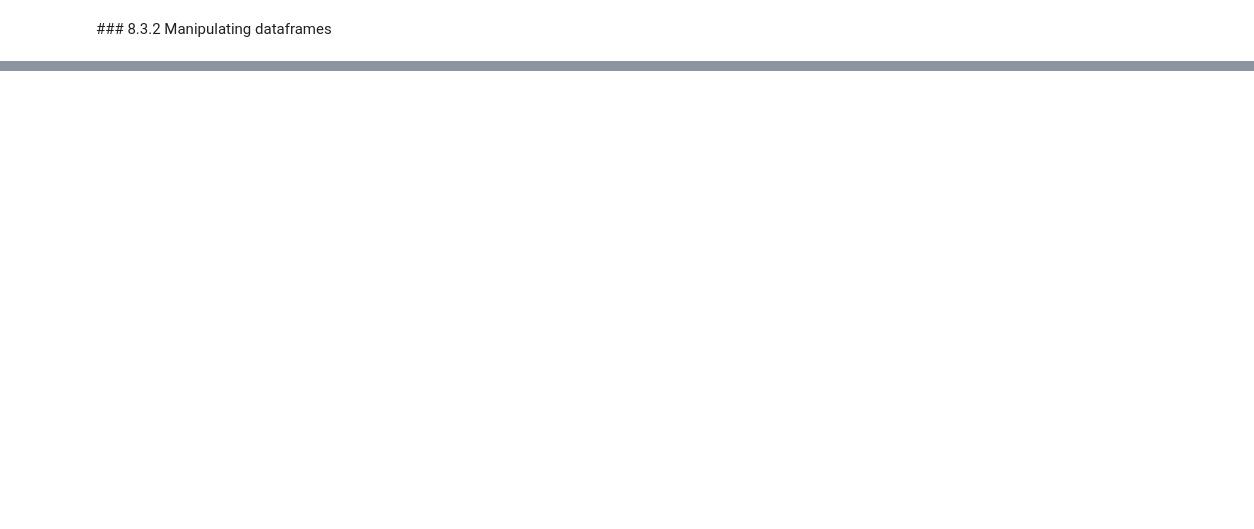
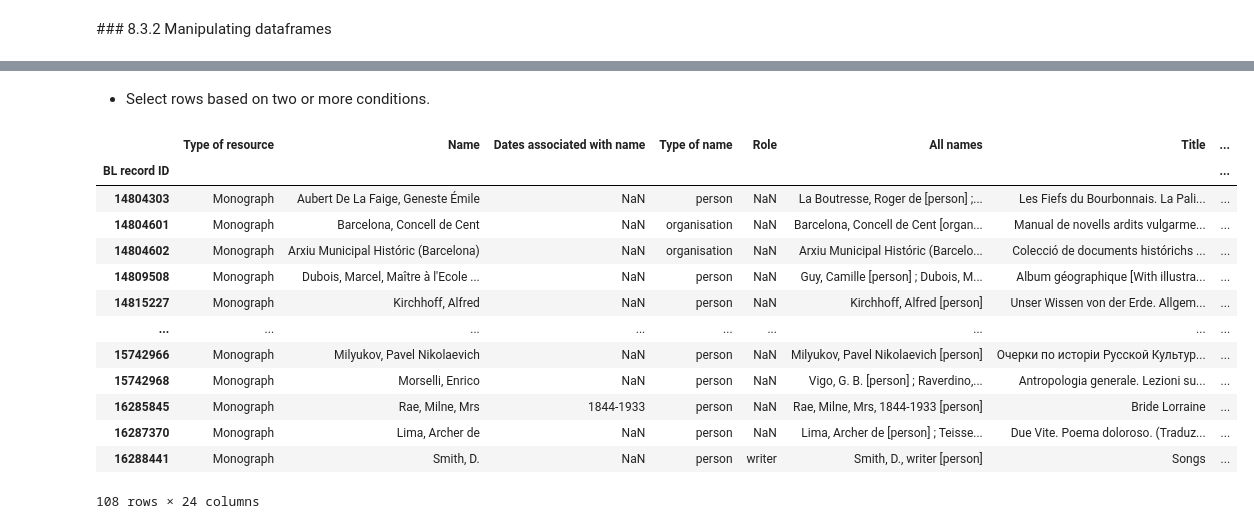
Before and after one commit to kasparvonbeelen/ghi_python, a Jupyter notebook: 8_-_Data_Exploration_with_Pandas_I.ipynb, the cells around one changed output, grey strips where cells are left out. Cells and saved outputs as stored; diff of their text form; code cells hidden in the pictures; blank space fills up the shorter version.

```diff
--- a/8_-_Data_Exploration_with_Pandas_I.ipynb
+++ b/8_-_Data_Exploration_with_Pandas_I.ipynb
@@ -330,0 +753,19 @@ yearly_probs['woman'].loc[1800:1900].plot(kind='bar',figsize=(20,5))
+# %% [markdown]
+- Select rows based on two or more conditions.
+# %%
+df_s[(df_s['First year of pulication'] > 1900) & (df_s['Languages'] != 'English')]
+# %% [output]
+|  | Type of resource | Name | Dates associated with name | Type of name | Role | All names | Title | ... |
+| BL record ID |  |  |  |  |  |  |  | ... |
+| 14804303 | Monograph | Aubert De La Faige, Geneste Émile | NaN | person | NaN | La Boutresse, Roger de [person] ;... | Les Fiefs du Bourbonnais. La Pali... | ... |
+| 14804601 | Monograph | Barcelona, Concell de Cent | NaN | organisation | NaN | Barcelona, Concell de Cent [organ... | Manual de novells ardits vulgarme... | ... |
+| 14804602 | Monograph | Arxiu Municipal Históric (Barcelona) | NaN | organisation | NaN | Arxiu Municipal Históric (Barcelo... | Colecció de documents histórichs ... | ... |
+| 14809508 | Monograph | Dubois, Marcel, Maître à l'Ecole ... | NaN | person | NaN | Guy, Camille [person] ; Dubois, M... | Album géographique [With illustra... | ... |
+| 14815227 | Monograph | Kirchhoff, Alfred | NaN | person | NaN | Kirchhoff, Alfred [person] | Unser Wissen von der Erde. Allgem... | ... |
+| ... | ... | ... | ... | ... | ... | ... | ... | ... |
+| 15742966 | Monograph | Milyukov, Pavel Nikolaevich | NaN | person | NaN | Milyukov, Pavel Nikolaevich [person] | Очерки по исторіи Русской Культур... | ... |
+| 15742968 | Monograph | Morselli, Enrico | NaN | person | NaN | Vigo, G. B. [person] ; Raverdino,... | Antropologia generale. Lezioni su... | ... |
+| 16285845 | Monograph | Rae, Milne, Mrs | 1844-1933 | person | NaN | Rae, Milne, Mrs, 1844-1933 [person] | Bride Lorraine | ... |
+| 16287370 | Monograph | Lima, Archer de | NaN | person | NaN | Lima, Archer de [person] ; Teisse... | Due Vite. Poema doloroso. (Traduz... | ... |
+| 16288441 | Monograph | Smith, D. | NaN | person | writer | Smith, D., writer [person] | Songs | ... |
+108 rows × 24 columns
```
Also changed, not shown: parts of 164 cells of this notebook.
